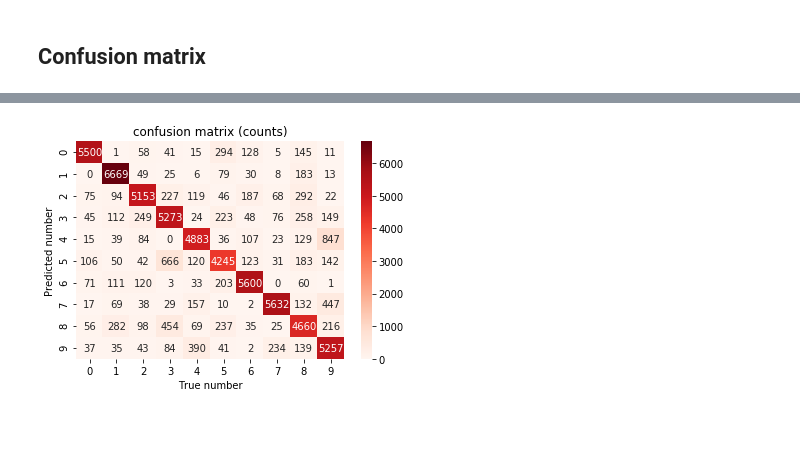
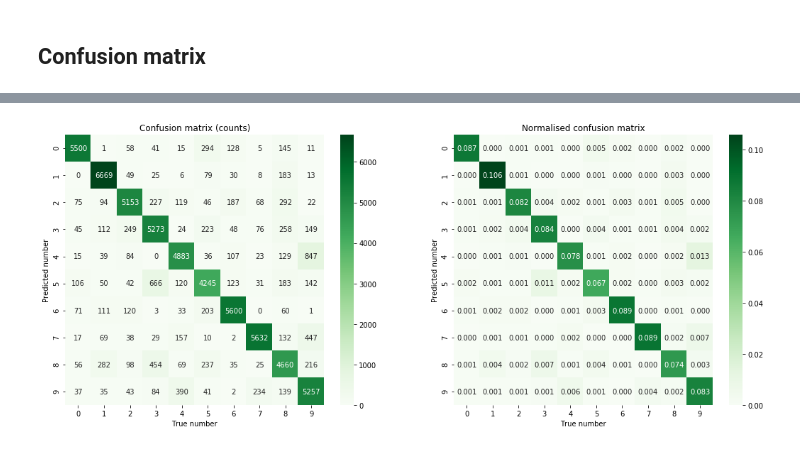
Before and after one commit to Aagaarrd/02462-assignment1, a Jupyter notebook: mnnist.ipynb, the cells around one changed output, grey strips where cells are left out. Cells and saved outputs as stored; diff of their text form; code cells hidden in the pictures.

Commit message:
Some extra Confusion matrix stuff and outline of extra assignments

```diff
--- a/mnnist.ipynb
+++ b/mnnist.ipynb
@@ -132,8 +139,8 @@ def show_image(x, title="", clim=None, cmap=plt.cm.gray, colorbar=False):
 # %% [markdown]
 ### Let's inspect some numbers
 # %%
-num_images_per_row = 10
-num_rows = 4
+num_images_per_row = 5
+num_rows = 3
 num_images = num_images_per_row * num_rows
 
 plt.figure(figsize=(20, 8))
@@ -392,6 +399,7 @@ for i in range(num_images):
 
     # compute posterior probabilities
     p = compute_posterior_prob(Xtest[i, :])
+    p = [ '{:.2e}'.format(elem) for elem in p ]
 
     # get true label and predicted label
     true_label = ytest[i]
@@ -406,5 +414,5 @@ for i in range(num_images):
     else:
         color = 'red'
 
-    plt.title(f'p(Y|x) = {p}', color=color)
+    plt.title(f"P(Y|x) = {p}", color=color, size=3.5)
 # %% [output]
@@ -445,11 +437,21 @@ print(len(Xtest))
 # %%
 # matrix currently uses wrong data (i think)
 CM = confusion_matrix(ytest, ytest_hat)
 xticklabels = [str(i) for i in range(10)]
-sns.heatmap(CM, xticklabels=xticklabels, yticklabels=xticklabels, annot=True, cmap="Reds", fmt = 'd')
-plt.title('confusion matrix (counts)')
+plt.figure(figsize=(18, 7))
+plt.subplot(121)
+sns.heatmap(CM, xticklabels=xticklabels, yticklabels=xticklabels, annot=True, cmap="Greens", fmt='d')
+plt.title('Confusion matrix (counts)')
+plt.xlabel('True number')
+plt.ylabel('Predicted number')
+
+#normalised matrix
+plt.subplot(122)
+CM_normalized = CM / CM.sum()
+plt.title('Normalised confusion matrix')
+sns.heatmap(CM_normalized,xticklabels=xticklabels, yticklabels=xticklabels, annot=True,cmap="Greens",fmt=".3f")
 plt.xlabel('True number')
 plt.ylabel('Predicted number')
 plt.show()
 # %% [output]
-[figure, old version]
+[figure, new version]
```
Also changed, not shown: parts of 13 cells of this notebook.
